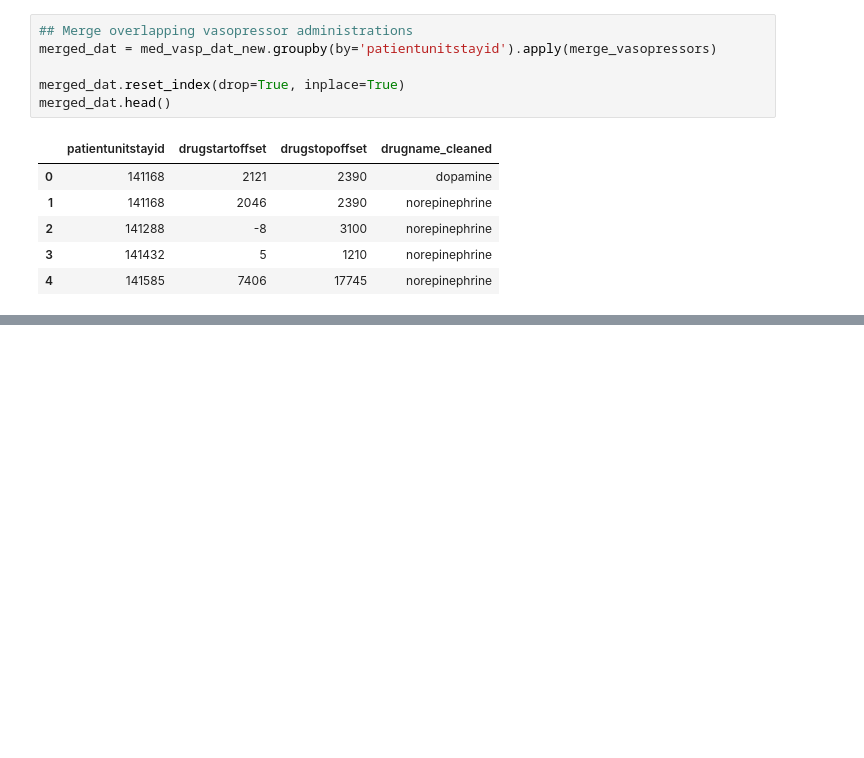
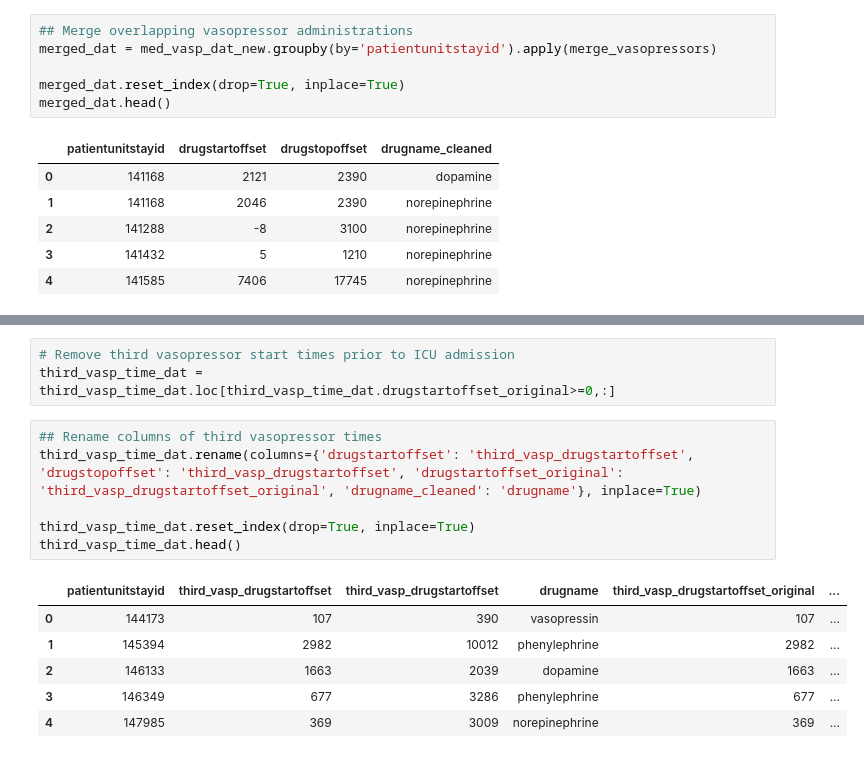
Before and after one commit to rmadushani/Three_vasopressor_problem, a Jupyter notebook: eICU/codes/eICU_Three_Vasopressors.ipynb, the cells around one changed output, grey strips where cells are left out. Saved outputs shown, nothing was run; the diff lists cells and outputs as text; blank space fills up the shorter version.

```diff
--- a/eICU/codes/eICU_Three_Vasopressors.ipynb
+++ b/eICU/codes/eICU_Three_Vasopressors.ipynb
@@ -211,0 +269,16 @@ merged_dat.head()
+# %%
+# Remove third vasopressor start times prior to ICU admission
+third_vasp_time_dat = third_vasp_time_dat.loc[third_vasp_time_dat.drugstartoffset_original>=0,:]
+# %%
+## Rename columns of third vasopressor times
+third_vasp_time_dat.rename(columns={'drugstartoffset': 'third_vasp_drugstartoffset', 'drugstopoffset': 'third_vasp_drugstartoffset', 'drugstartoffset_original': 'third_vasp_drugstartoffset_original', 'drugname_cleaned': 'drugname'}, inplace=True)
+
+third_vasp_time_dat.reset_index(drop=True, inplace=True)
+third_vasp_time_dat.head()
+# %% [output]
+|  | patientunitstayid | third_vasp_drugstartoffset | third_vasp_drugstartoffset | drugname | third_vasp_drugstartoffset_original | ... |
+| 0 | 144173 | 107 | 390 | vasopressin | 107 | ... |
+| 1 | 145394 | 2982 | 10012 | phenylephrine | 2982 | ... |
+| 2 | 146133 | 1663 | 2039 | dopamine | 1663 | ... |
+| 3 | 146349 | 677 | 3286 | phenylephrine | 677 | ... |
+| 4 | 147985 | 369 | 3009 | norepinephrine | 369 | ... |
```
Also changed, not shown: parts of 6 cells of this notebook.
